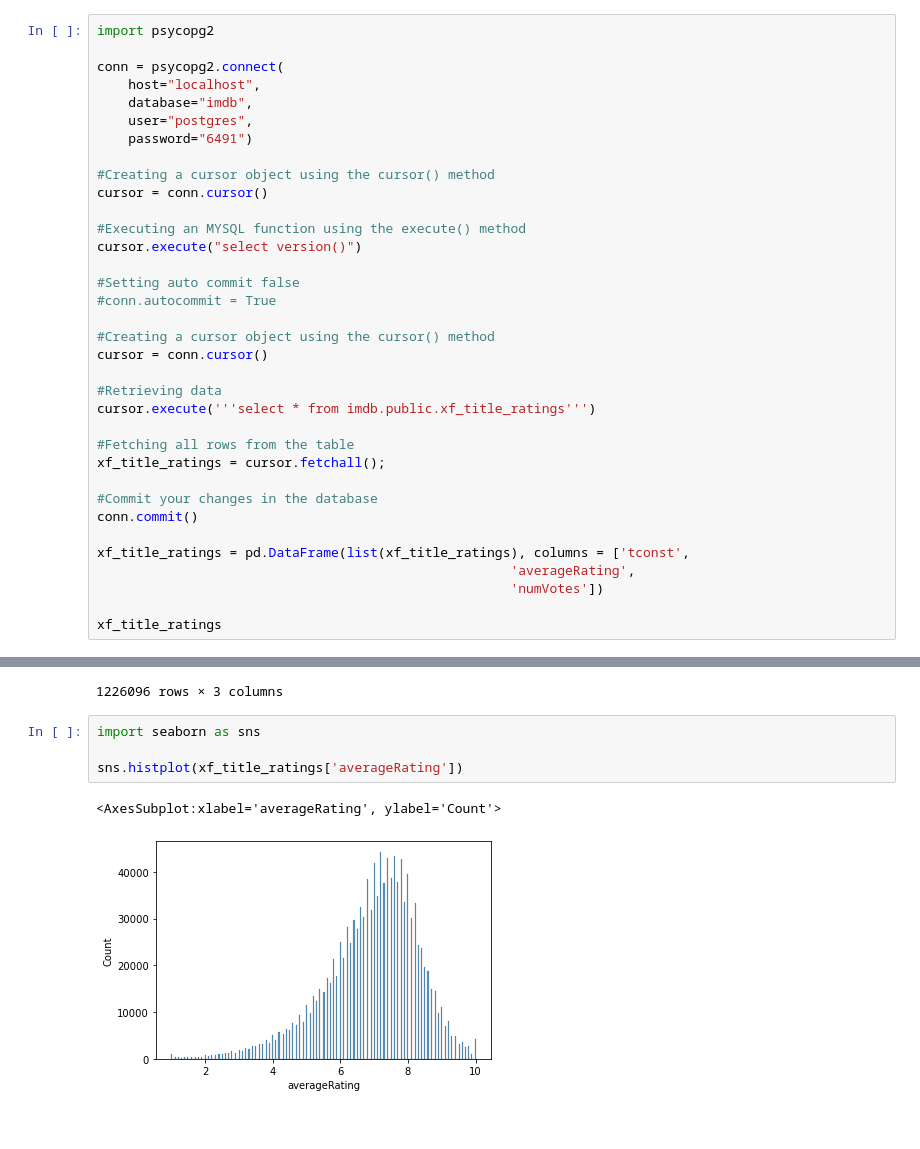
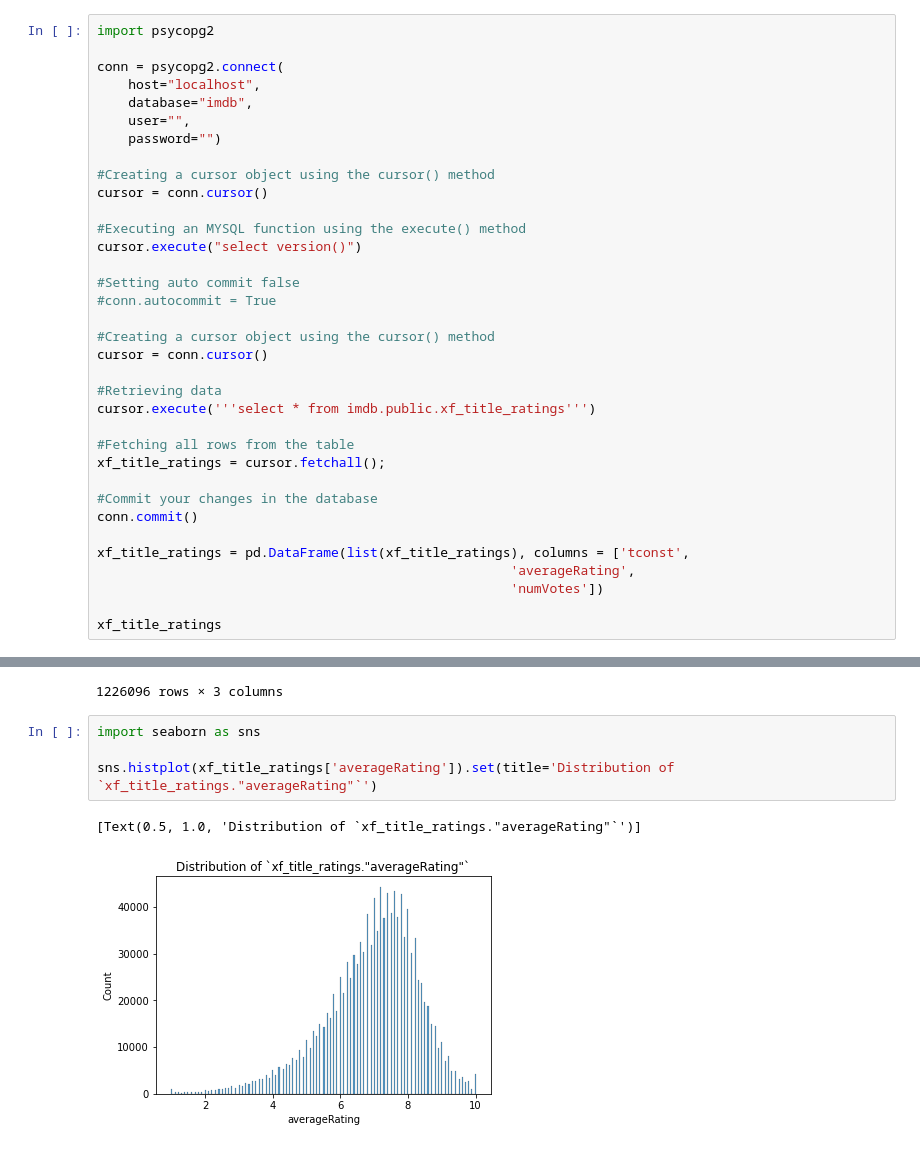
Before and after one commit to sfnxboy/SQL_Math-290, a Jupyter notebook: homeworks/HW09/IMDB visalization.ipynb, the cells around one changed output, grey strips where cells are left out. Saved outputs shown, nothing was run; the diff lists cells and outputs as text.

```diff
--- a/homeworks/HW09/IMDB visalization.ipynb
+++ b/homeworks/HW09/IMDB visalization.ipynb
@@ -99,8 +101,8 @@ import psycopg2
 conn = psycopg2.connect(
     host="localhost",
     database="imdb",
-    user="postgres",
-    password="6491")
+    user="",
+    password="")
 
 #Creating a cursor object using the cursor() method
 cursor = conn.cursor()
@@ -145,7 +147,7 @@ xf_title_ratings
 # %%
 import seaborn as sns
 
-sns.histplot(xf_title_ratings['averageRating'])
+sns.histplot(xf_title_ratings['averageRating']).set(title='Distribution of `xf_title_ratings."averageRating"`')
 # %% [output]
-<AxesSubplot:xlabel='averageRating', ylabel='Count'>
+[Text(0.5, 1.0, 'Distribution of `xf_title_ratings."averageRating"`')]
-[figure, old version]
+[figure, new version]
```
Also changed, not shown: parts of 3 cells of this notebook.
